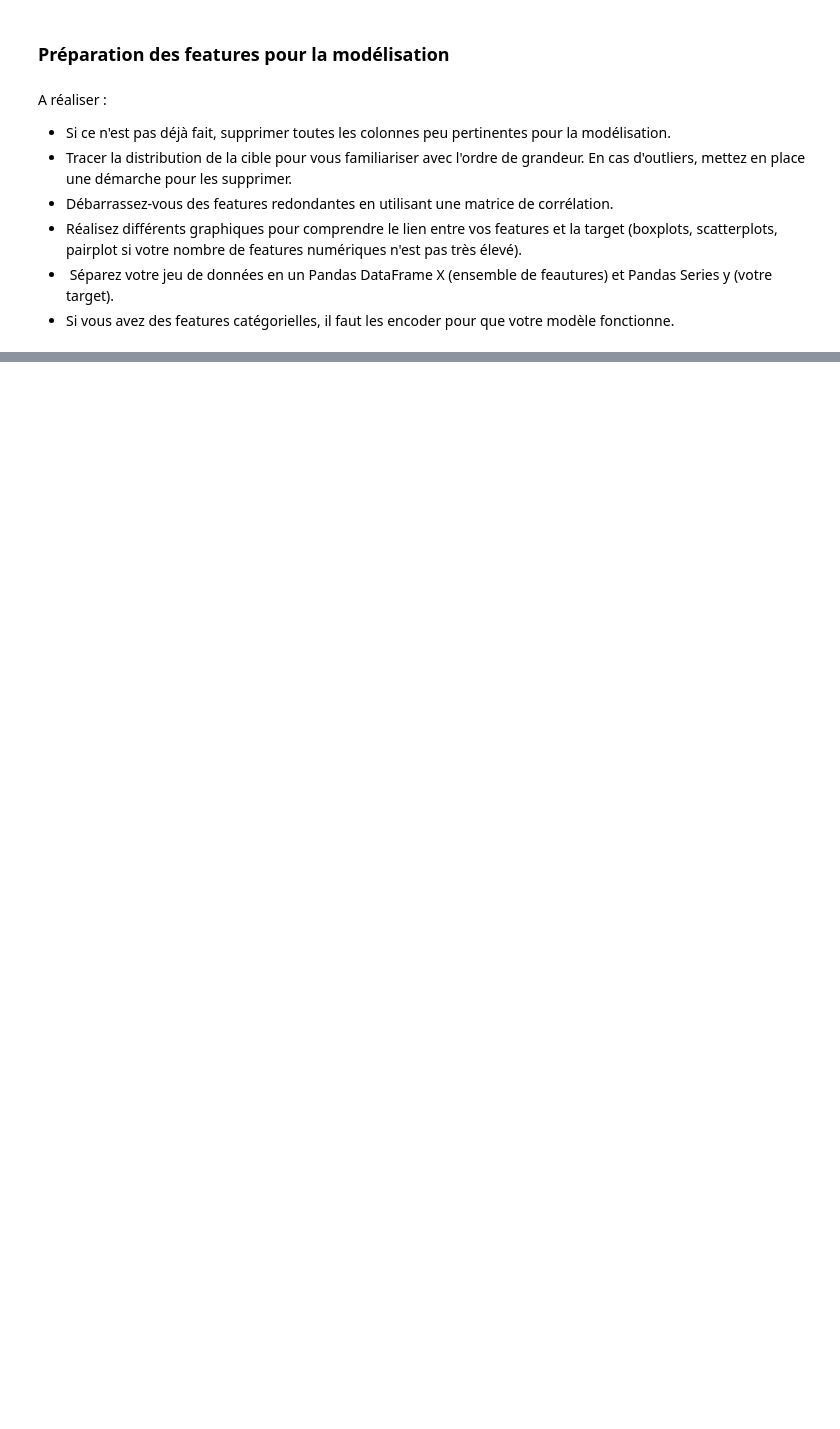
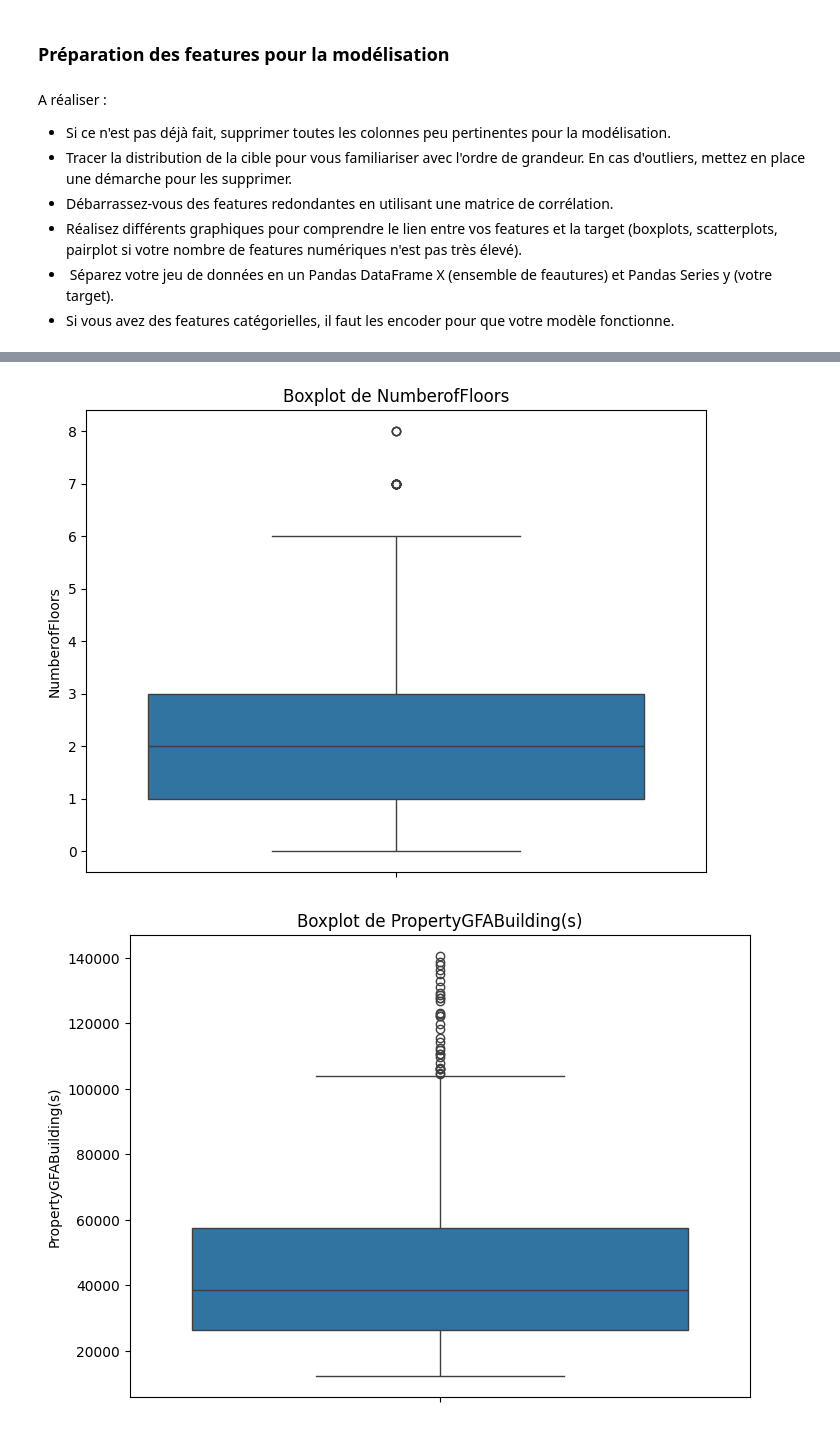
Before and after one commit to tgothie67-debug/6_Anticipez_les_besoins_en_consommation_de_batiments, a Jupyter notebook: template_modelistation_supervisee.ipynb, the cells around one changed output, grey strips where cells are left out. Saved outputs shown, nothing was run; the diff lists cells and outputs as text; code cells hidden in the pictures; blank space fills up the shorter version.

```diff
--- a/template_modelistation_supervisee.ipynb
+++ b/template_modelistation_supervisee.ipynb
@@ -456,0 +494,10 @@ A réaliser :
+# %%
+# Créer un boxplot pour chaque colonne
+for colonne in colonnes:
+    plt.figure(figsize=(8, 6))
+    sns.boxplot(data=building_consumption_features, y=colonne)
+    plt.title(f"Boxplot de {colonne}")
+    plt.show()
+# %% [output]
+[figure, added]
+[figure, added]
```
Also changed, not shown: parts of 24 cells of this notebook, 7 other files.
